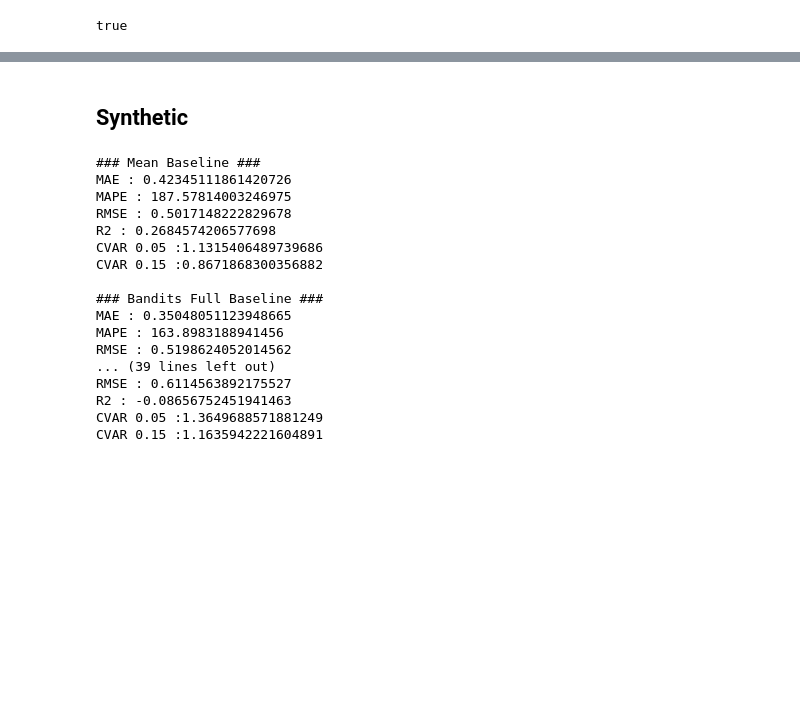
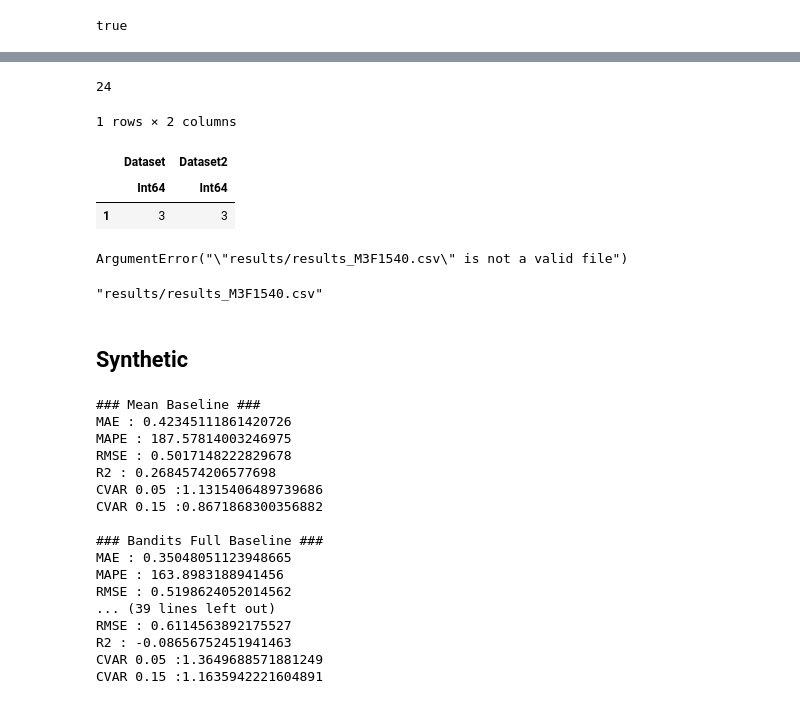
Before and after one commit to leobix/adaptive_ensemble, a Jupyter notebook: M3F Use Case Debug.ipynb, the cells around one changed output, grey strips where cells are left out. Cells and saved outputs as stored; diff of their text form; code cells hidden in the pictures; blank space fills up the shorter version.

```diff
--- a/M3F Use Case Debug.ipynb
+++ b/M3F Use Case Debug.ipynb
@@ -244,3 +308,36 @@ R2 : -0.8803126238872141
+# %%
+a = "M3F24"
+parse(Int,a[4:end])
+# %% [output]
+24
+# %%
+errors = DataFrame(Dataset = Int64[], Dataset2 = Int64[])
+
+#errors = DataFrame(CSV.File("errors.csv"))
+
+push!(errors, (3, 3))#(parse(Int,a[4:end])))
+#CSV.write("errors.csv", errors)
+# %% [output]
+1 rows × 2 columns
+|  | Dataset | Dataset2 |
+|  | Int64 | Int64 |
+| 1 | 3 | 3 |
+# %%
+try
+    results = DataFrame(CSV.File("results/results_M3F1540.csv"))
+catch e
+    println(e)
+    results = DataFrame(Dataset = String[], End_id = Int64[],
+            Rho = Float64[], Rho_V = Float64[], Past = Float64[], Num_past = Float64[], Val = Float64[],
+            Train_test_split = Float64[], Method = String[], MAE = Float64[], MAPE = Float64[], RMSE = Float64[], R2 = Float64[], CVAR_05 = Float64[], CVAR_15 = Float64[])
+end
+
+push!(results, ("M3F1540",22,0.1,10.0,3.0,3.0,8.0,0.5,"adaptive_ridge_standard",1382.7052424465323,46.53008993447397,1633.716655274814,-2.1389275664145897,0.0,0.0))
+#push!(results, (args["data"], args["end-id"], args["rho"], args["rho_V"], args["past"], args["num-past"], args["val"], args["train_test_split"], method, MAE, MAPE, RMSE, R2, CVAR_05, CVAR_15))
+CSV.write("results/results_M3F1540.csv", results)
+# %% [output]
+ArgumentError("\"results/results_M3F1540.csv\" is not a valid file")
+"results/results_M3F1540.csv"
 # %% [markdown]
 ## Synthetic
 # %%
```
Also changed, not shown: parts of 23 cells of this notebook, 2 other files.
